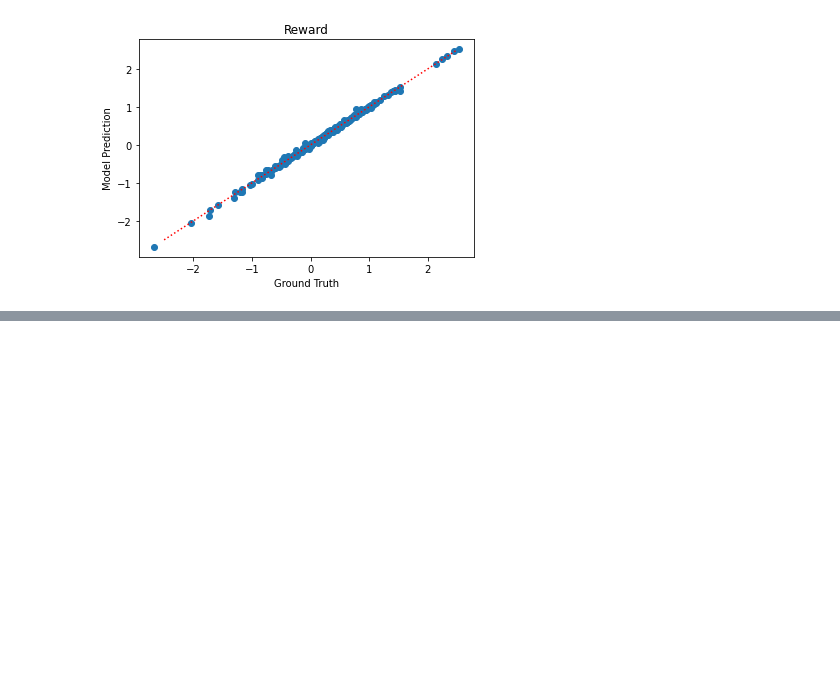
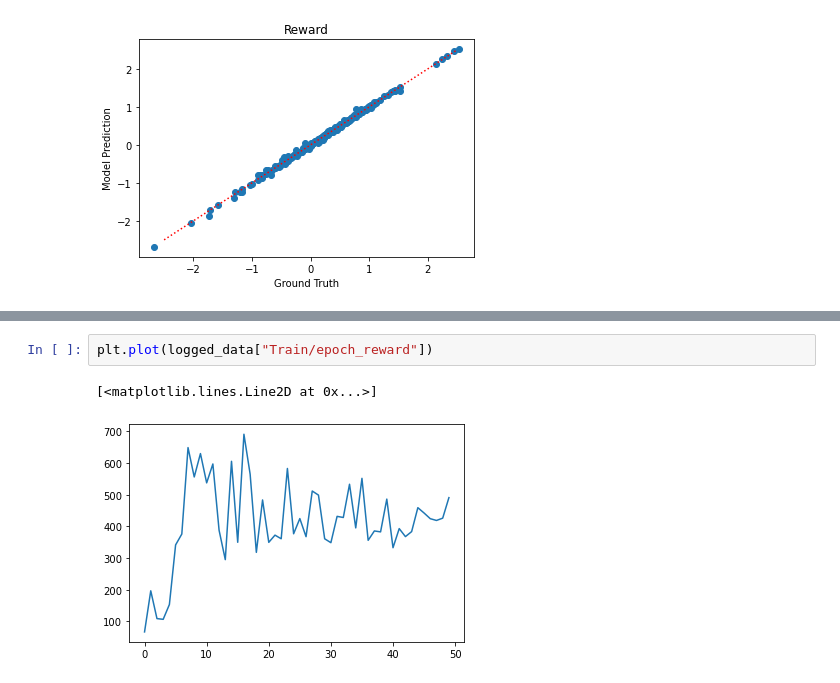
Before and after one commit to Baichenjia/offline_safe_rl, a Jupyter notebook: notebooks/cem_bc.ipynb, the cells around one changed output, grey strips where cells are left out. Cells and saved outputs as stored; diff of their text form; blank space fills up the shorter version.

```diff
--- a/notebooks/cem_bc.ipynb
+++ b/notebooks/cem_bc.ipynb
@@ -251,0 +260,5 @@ plt.plot(logged_data["Model/model_rmse"])
+# %%
+plt.plot(logged_data["Train/epoch_reward"])
+# %% [output]
+[<matplotlib.lines.Line2D at 0x...>]
+[figure, added]
```
Also changed, not shown: parts of 16 cells of this notebook.
